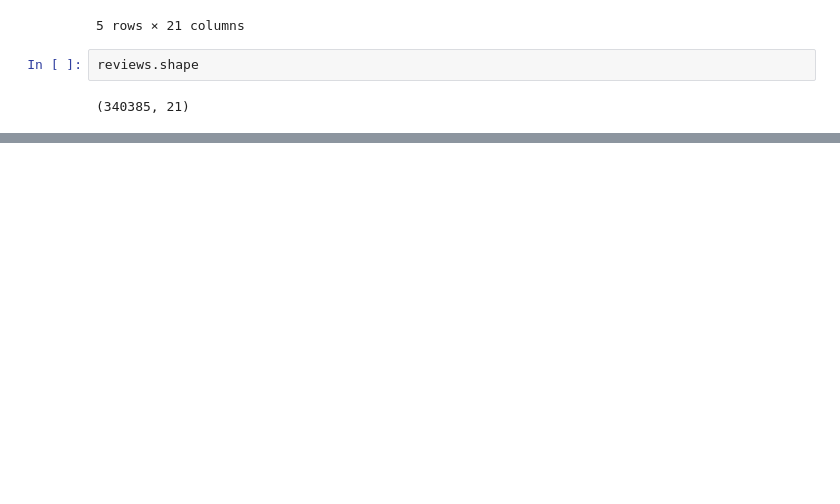
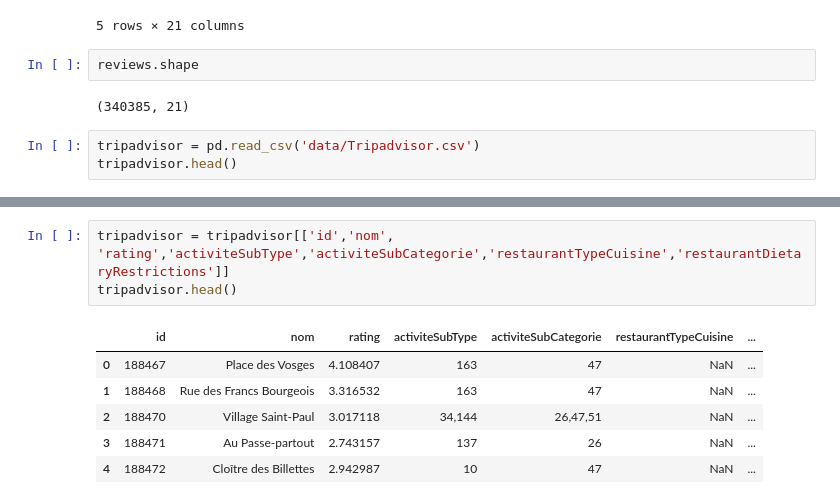
Before and after one commit to MaryaLatif/TripAdvisor-recommender, a Jupyter notebook: project.ipynb, the cells around one changed output, grey strips where cells are left out. Saved outputs shown, nothing was run; the diff lists cells and outputs as text; blank space fills up the shorter version.

```diff
--- a/project.ipynb
+++ b/project.ipynb
@@ -19,3 +23,6 @@ reviews.head()
 reviews.shape
 # %% [output]
 (340385, 21)
+# %%
+tripadvisor = pd.read_csv('data/Tripadvisor.csv')
+tripadvisor.head()
@@ -21,0 +64,10 @@ reviews.shape
+# %%
+tripadvisor = tripadvisor[['id','nom', 'rating','activiteSubType','activiteSubCategorie','restaurantTypeCuisine','restaurantDietaryRestrictions']]
+tripadvisor.head()
+# %% [output]
+|  | id | nom | rating | activiteSubType | activiteSubCategorie | restaurantTypeCuisine | ... |
+| 0 | 188467 | Place des Vosges | 4.108407 | 163 | 47 | NaN | ... |
+| 1 | 188468 | Rue des Francs Bourgeois | 3.316532 | 163 | 47 | NaN | ... |
+| 2 | 188470 | Village Saint-Paul | 3.017118 | 34,144 | 26,47,51 | NaN | ... |
+| 3 | 188471 | Au Passe-partout | 2.743157 | 137 | 26 | NaN | ... |
+| 4 | 188472 | Cloître des Billettes | 2.942987 | 10 | 47 | NaN | ... |
```
Also changed, not shown: parts of 36 cells of this notebook, 1 other file.
